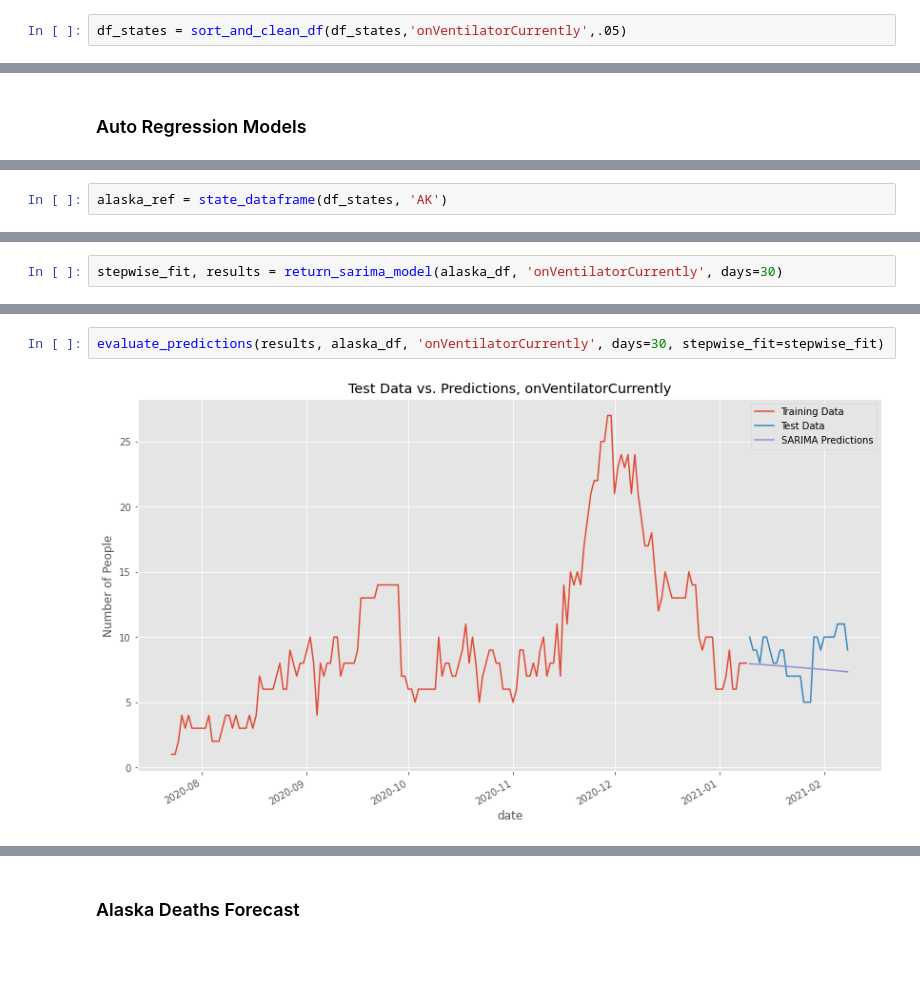
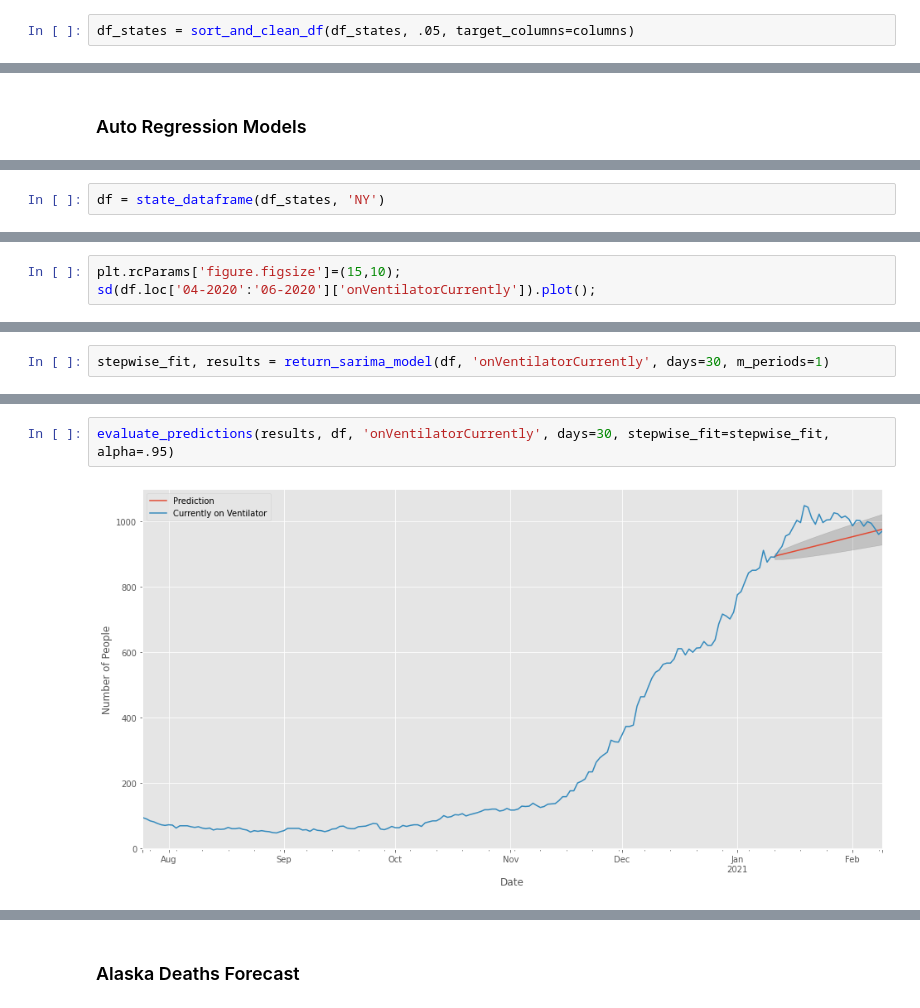
Before and after one commit to JosephDenney/Covid_Analysis, a Jupyter notebook: Covid_Notebook.ipynb, the cells around one changed output, grey strips where cells are left out. Cells and saved outputs as stored; diff of their text form; blank space fills up the shorter version.

Commit message:
sarimax

```diff
--- a/Covid_Notebook.ipynb
+++ b/Covid_Notebook.ipynb
@@ -143,5 +193,5 @@ df_states['onVentilatorCurrently'] = df_states['onVentilatorCurrently'].fillna(0
 # %%
-df_states = sort_and_clean_df(df_states,'onVentilatorCurrently',.05)
+df_states = sort_and_clean_df(df_states, .05, target_columns=columns)
 # %%
 df_states.iloc[:50].sort_values(by='death',ascending=False) # only graph the top 7
 # that keep state ventilator data
@@ -238,3 +288,3 @@ df_AK['onVentilatorCurrently'].plot(legend=True);
 # %%
-alaska_ref = state_dataframe(df_states, 'AK')
+df = state_dataframe(df_states, 'NY')
 # %% [output]
@@ -245,0 +311,3 @@ Successfully returned indexed dataframe for AK
+# %%
+plt.rcParams['figure.figsize']=(15,10);
+sd(df.loc['04-2020':'06-2020']['onVentilatorCurrently']).plot();
@@ -246,3 +316,3 @@ Successfully returned indexed dataframe for AK
 # %%
-stepwise_fit, results = return_sarima_model(alaska_df, 'onVentilatorCurrently', days=30)
+stepwise_fit, results = return_sarima_model(df, 'onVentilatorCurrently', days=30, m_periods=1)
 # %% [output]
@@ -252,5 +348,5 @@ Use ARIMA object stepwise_fit to store ARIMA and seasonal ARIMA orders in variab
 # %%
-evaluate_predictions(results, alaska_df, 'onVentilatorCurrently', days=30, stepwise_fit=stepwise_fit)
+evaluate_predictions(results, df, 'onVentilatorCurrently', days=30, stepwise_fit=stepwise_fit, alpha=.95)
 # %% [output]
-[figure, old version]
+[figure, new version]
 # %%
```
Also changed, not shown: parts of 26 cells of this notebook, 1 other file.
